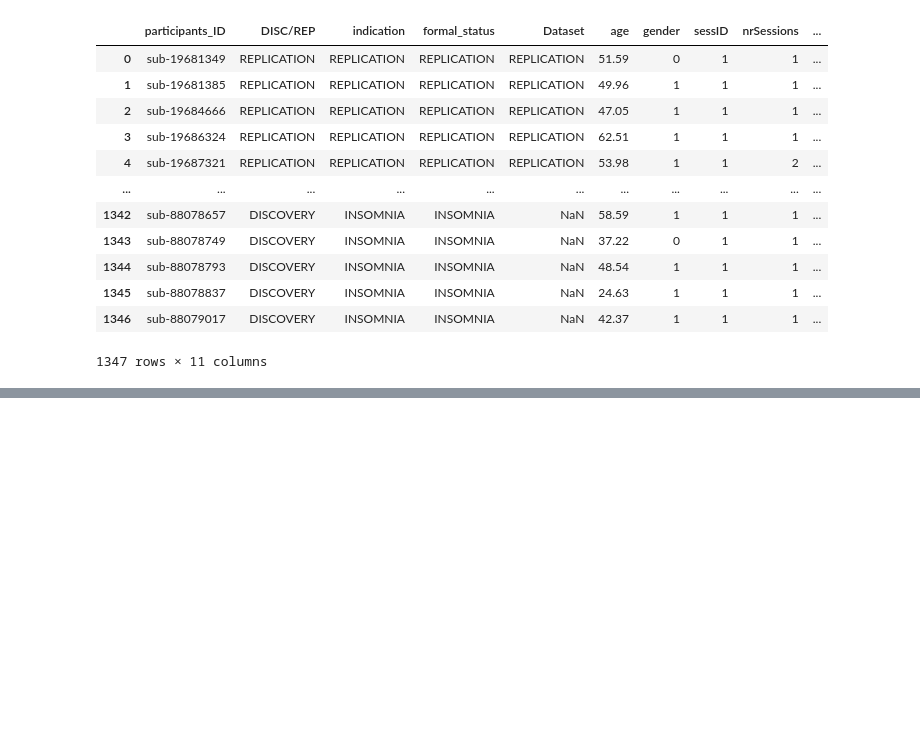
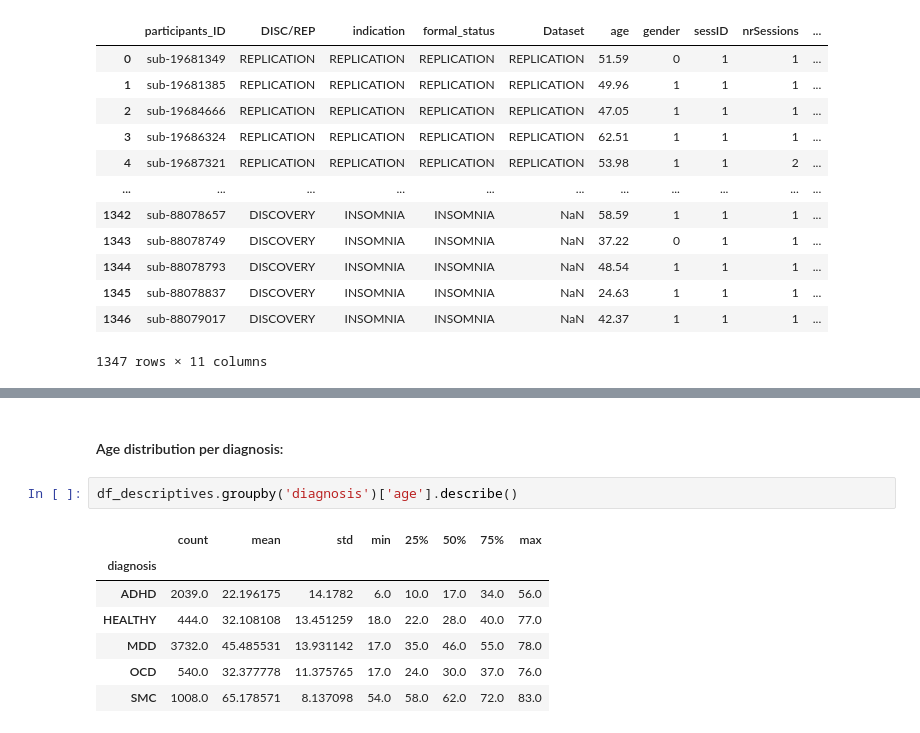
Before and after one commit to TSmolders/Internship_EEG, a Jupyter notebook: 1_participants_data.ipynb, the cells around one changed output, grey strips where cells are left out. Saved outputs shown, nothing was run; the diff lists cells and outputs as text; blank space fills up the shorter version.

```diff
--- a/1_participants_data.ipynb
+++ b/1_participants_data.ipynb
@@ -106,0 +179,12 @@ df_test
+# %% [markdown]
+#### Age distribution per diagnosis:
+# %%
+df_descriptives.groupby('diagnosis')['age'].describe()
+# %% [output]
+|  | count | mean | std | min | 25% | 50% | 75% | max |
+| diagnosis |  |  |  |  |  |  |  |  |
+| ADHD | 2039.0 | 22.196175 | 14.1782 | 6.0 | 10.0 | 17.0 | 34.0 | 56.0 |
+| HEALTHY | 444.0 | 32.108108 | 13.451259 | 18.0 | 22.0 | 28.0 | 40.0 | 77.0 |
+| MDD | 3732.0 | 45.485531 | 13.931142 | 17.0 | 35.0 | 46.0 | 55.0 | 78.0 |
+| OCD | 540.0 | 32.377778 | 11.375765 | 17.0 | 24.0 | 30.0 | 37.0 | 76.0 |
+| SMC | 1008.0 | 65.178571 | 8.137098 | 54.0 | 58.0 | 62.0 | 72.0 | 83.0 |
```
Also changed, not shown: parts of 7 cells of this notebook, 2 other files.
